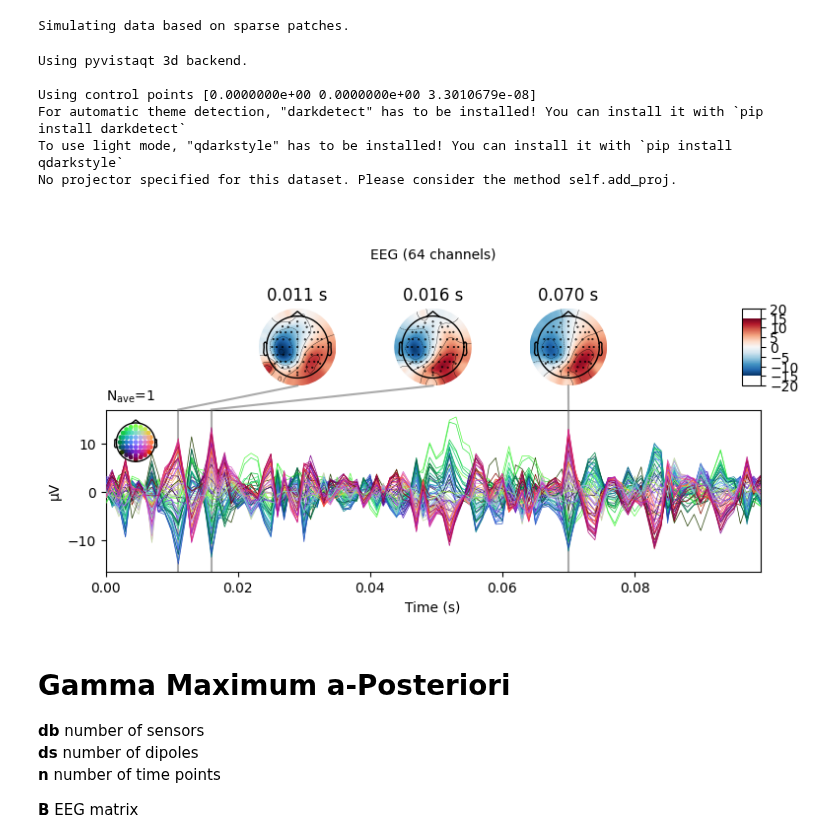
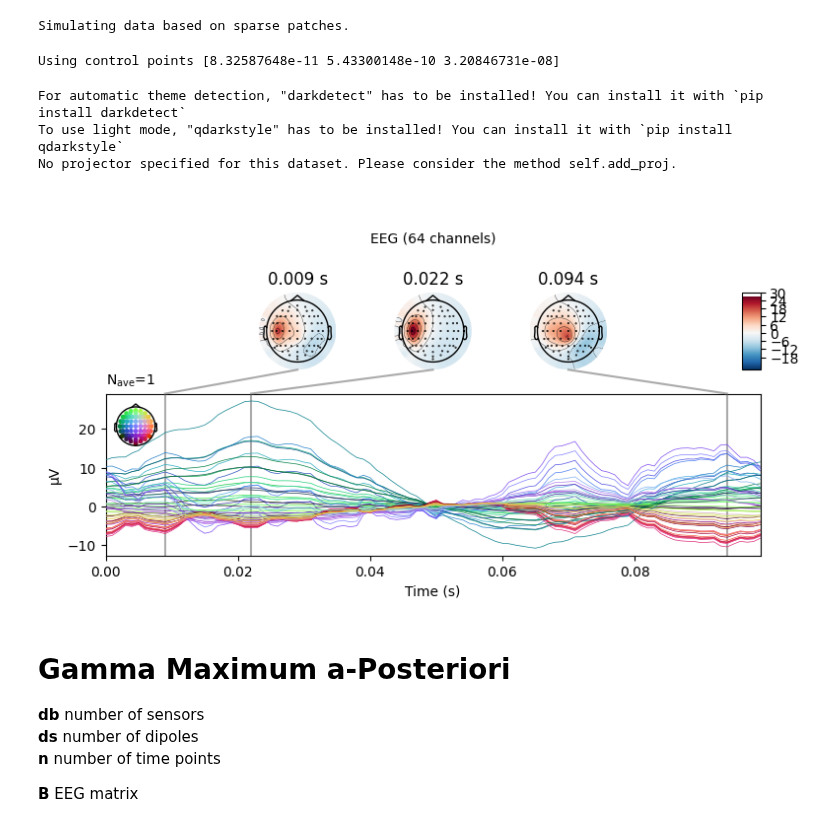
Before and after one commit to LukeTheHecker/invert, a Jupyter notebook: dev/sbl.ipynb, the cells around one changed output. Drawn from its saved outputs; the diff is of its cells as text; code cells hidden in the pictures.

```diff
--- a/dev/sbl.ipynb
+++ b/dev/sbl.ipynb
@@ -42,26 +29,24 @@ dist = cdist(pos, pos)
 # %%
 # settings = dict(number_of_sources=1, extents=40, duration_of_trial=0.01, target_snr=1e99)
-settings = dict(number_of_sources=5, extents=(1, 25), duration_of_trial=0.1, target_snr=1e99)
+settings = dict(number_of_sources=3, extents=(24, 25), duration_of_trial=0.1, target_snr=1e99)
 
 sim = Simulation(fwd, info, settings).simulate(2)
 stc = sim.source_data[0]
 evoked = sim.eeg_data[0].average()
 B = evoked.data
 S = stc.data
 
 brain = stc.plot(**pp)
 brain.add_text(0.1, 0.9, 'Ground Truth', 'title',
                font_size=14)
 evoked.plot_joint()
 # %% [output]
 Simulating data based on sparse patches.
-Using pyvistaqt 3d backend.
-
-Using control points [0.0000000e+00 0.0000000e+00 3.3010679e-08]
-For automatic theme detection, "darkdetect" has to be installed! You can install it with `pip install darkdetect`
-To use light mode, "qdarkstyle" has to be installed! You can install it with `pip install qdarkstyle`
-No projector specified for this dataset. Please consider the method self.add_proj.
+Using control points [8.32587648e-11 5.43300148e-10 3.20846731e-08]
+For automatic theme detection, "darkdetect" has to be installed! You can install it with `pip install darkdetect`
+To use light mode, "qdarkstyle" has to be installed! You can install it with `pip install qdarkstyle`
+No projector specified for this dataset. Please consider the method self.add_proj.
-[figure, old version]
+[figure, new version]
 # %% [markdown]
 # Gamma Maximum a-Posteriori
 
```
Also changed, not shown: parts of 14 cells of this notebook, 1 other file.
